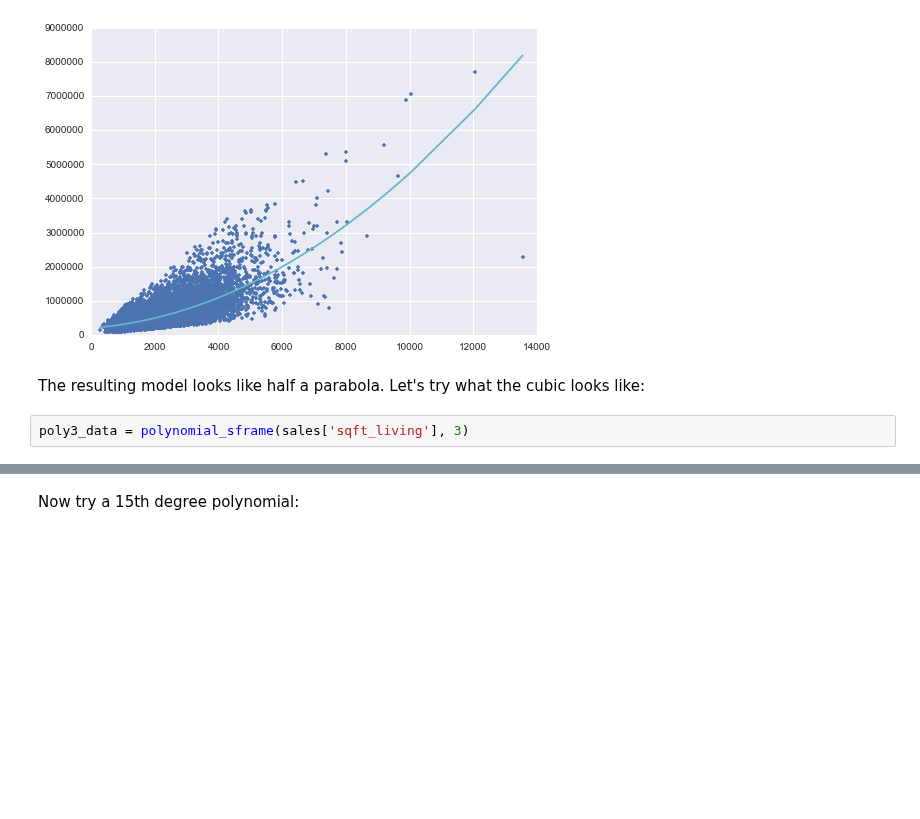
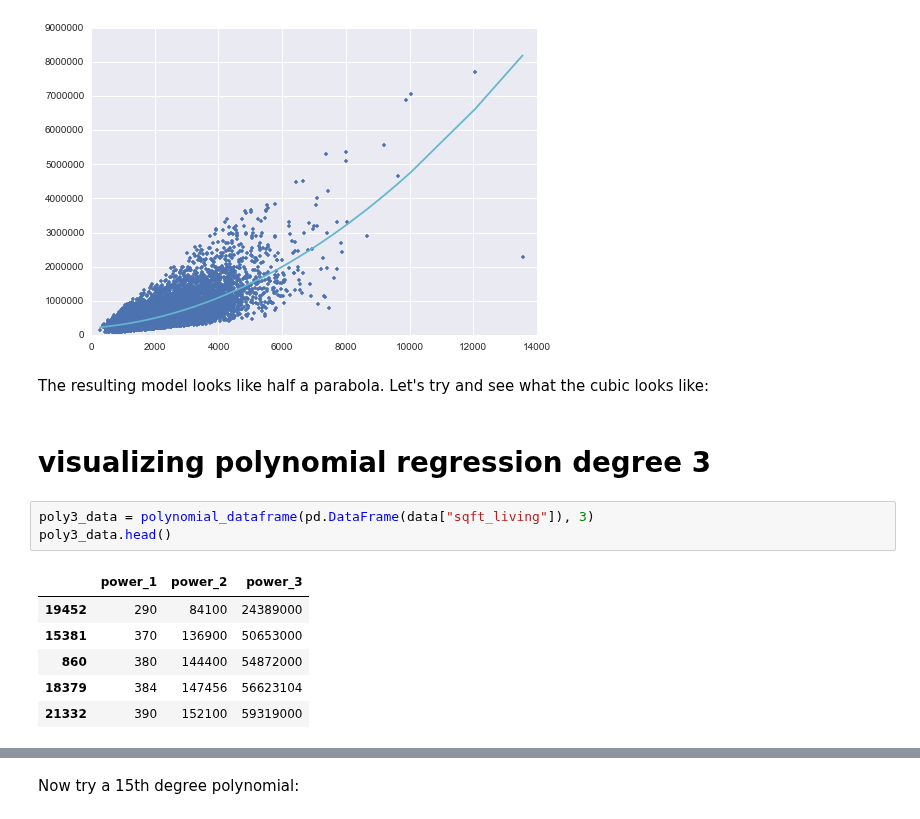
Before and after one commit to benjaminsw/regression, a Jupyter notebook: kc_house/Polynomial Regression.ipynb, the cells around one changed output, grey strips where cells are left out. Cells and saved outputs as stored; diff of their text form; blank space fills up the shorter version.

Commit message:
done degree 3

```diff
--- a/kc_house/Polynomial Regression.ipynb
+++ b/kc_house/Polynomial Regression.ipynb
@@ -203,7 +214,17 @@ plt.plot(poly2_data['power_1'],poly2_data['price'],'b.',
  <matplotlib.lines.Line2D at 0x...>]
 [figure]
 # %% [markdown]
-The resulting model looks like half a parabola. Let's try what the cubic looks like:
+The resulting model looks like half a parabola. Let's try and see what the cubic looks like:
-# %%
-poly3_data = polynomial_sframe(sales['sqft_living'], 3)
+# %% [markdown]
+# visualizing polynomial regression degree 3
+# %%
+poly3_data = polynomial_dataframe(pd.DataFrame(data["sqft_living"]), 3)
+poly3_data.head()
+# %% [output]
+|  | power_1 | power_2 | power_3 |
+| 19452 | 290 | 84100 | 24389000 |
+| 15381 | 370 | 136900 | 50653000 |
+| 860 | 380 | 144400 | 54872000 |
+| 18379 | 384 | 147456 | 56623104 |
+| 21332 | 390 | 152100 | 59319000 |
 # %%
```
Also changed, not shown: parts of 8 cells of this notebook.
